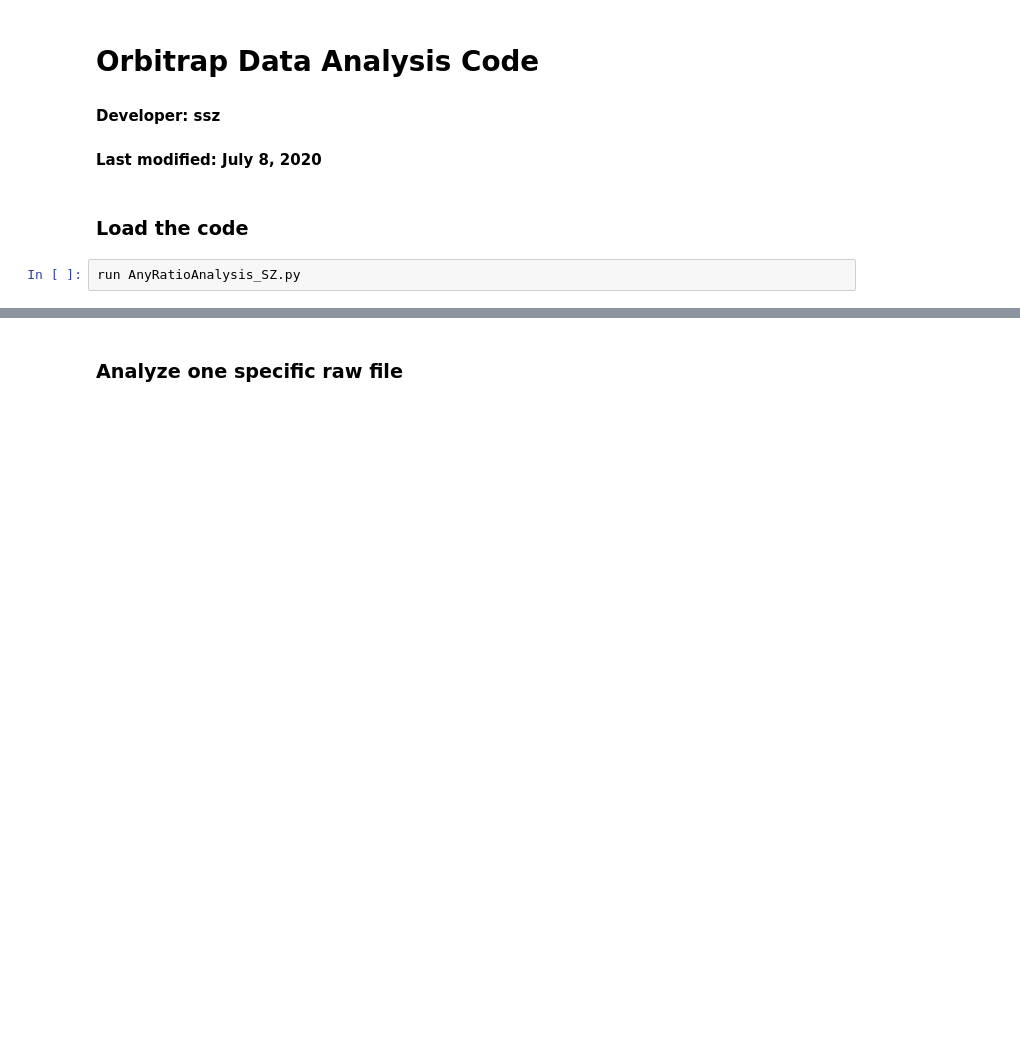
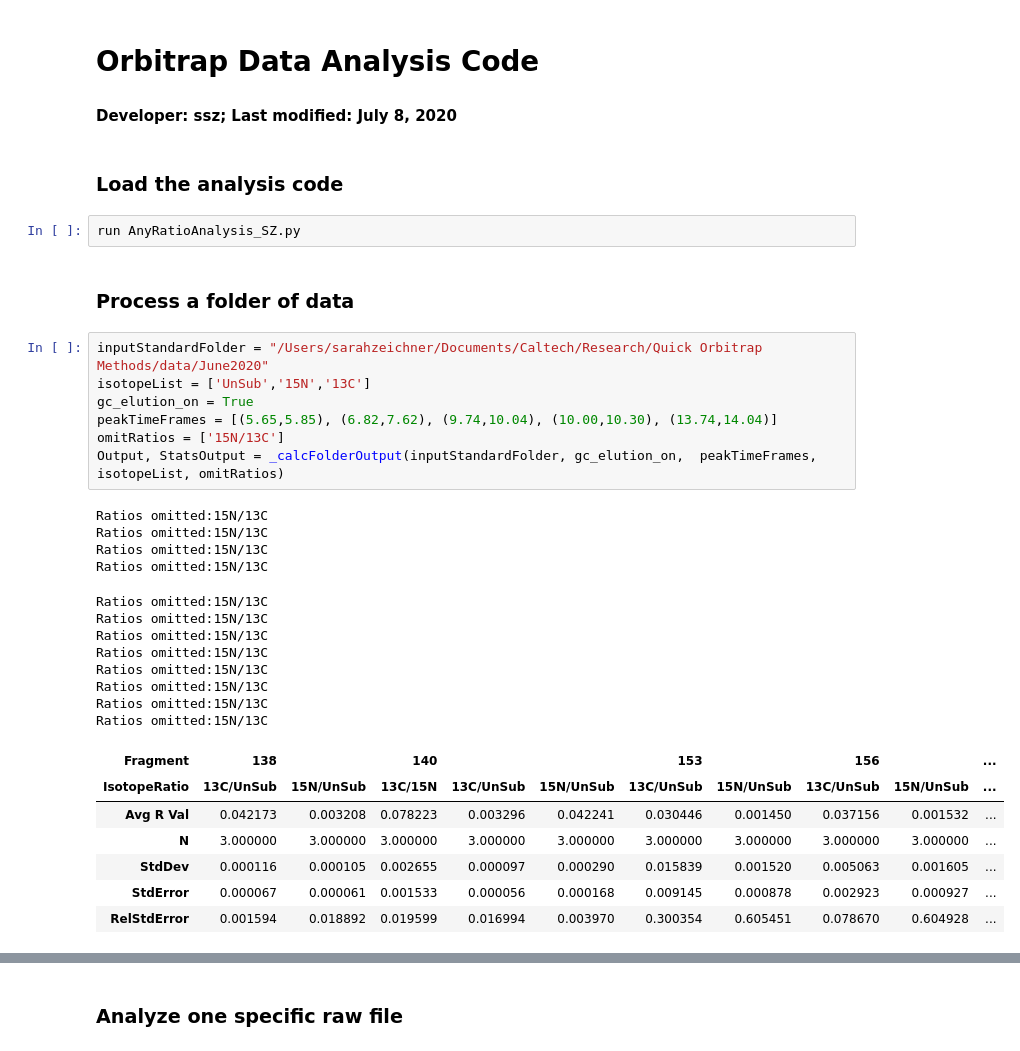
Before and after one commit to szeichner/Orbitrap-Data-Processing-Script, a Jupyter notebook: AnyRatioAnalysis_sz.ipynb, the cells around one changed output, grey strips where cells are left out. Cells and saved outputs as stored; diff of their text form; blank space fills up the shorter version.

```diff
--- a/AnyRatioAnalysis_sz.ipynb
+++ b/AnyRatioAnalysis_sz.ipynb
@@ -1,8 +1,36 @@
 # %% [markdown]
 # Orbitrap Data Analysis Code
-#### Developer: ssz
-#### Last modified: July 8, 2020
+#### Developer: ssz; Last modified: July 8, 2020
 # %% [markdown]
-### Load the code
+### Load the analysis code
 # %%
 run AnyRatioAnalysis_SZ.py
+# %% [markdown]
+### Process a folder of data
+# %%
+inputStandardFolder = "/Users/sarahzeichner/Documents/Caltech/Research/Quick Orbitrap Methods/data/June2020"
+isotopeList = ['UnSub','15N','13C']
+gc_elution_on = True
+peakTimeFrames = [(5.65,5.85), (6.82,7.62), (9.74,10.04), (10.00,10.30), (13.74,14.04)]
+omitRatios = ['15N/13C']
+Output, StatsOutput = _calcFolderOutput(inputStandardFolder, gc_elution_on,  peakTimeFrames,  isotopeList, omitRatios)
+# %% [output]
+Ratios omitted:15N/13C
+Ratios omitted:15N/13C
+Ratios omitted:15N/13C
+Ratios omitted:15N/13C
+Ratios omitted:15N/13C
+Ratios omitted:15N/13C
+Ratios omitted:15N/13C
+Ratios omitted:15N/13C
+Ratios omitted:15N/13C
+Ratios omitted:15N/13C
+Ratios omitted:15N/13C
+Ratios omitted:15N/13C
+| Fragment | 138 |  | 140 |  |  | 153 |  | 156 |  | ... |
+| IsotopeRatio | 13C/UnSub | 15N/UnSub | 13C/15N | 13C/UnSub | 15N/UnSub | 13C/UnSub | 15N/UnSub | 13C/UnSub | 15N/UnSub | ... |
+| Avg R Val | 0.042173 | 0.003208 | 0.078223 | 0.003296 | 0.042241 | 0.030446 | 0.001450 | 0.037156 | 0.001532 | ... |
+| N | 3.000000 | 3.000000 | 3.000000 | 3.000000 | 3.000000 | 3.000000 | 3.000000 | 3.000000 | 3.000000 | ... |
+| StdDev | 0.000116 | 0.000105 | 0.002655 | 0.000097 | 0.000290 | 0.015839 | 0.001520 | 0.005063 | 0.001605 | ... |
+| StdError | 0.000067 | 0.000061 | 0.001533 | 0.000056 | 0.000168 | 0.009145 | 0.000878 | 0.002923 | 0.000927 | ... |
+| RelStdError | 0.001594 | 0.018892 | 0.019599 | 0.016994 | 0.003970 | 0.300354 | 0.605451 | 0.078670 | 0.604928 | ... |
```
Also changed, not shown: parts of 6 cells of this notebook, 1 other file.
